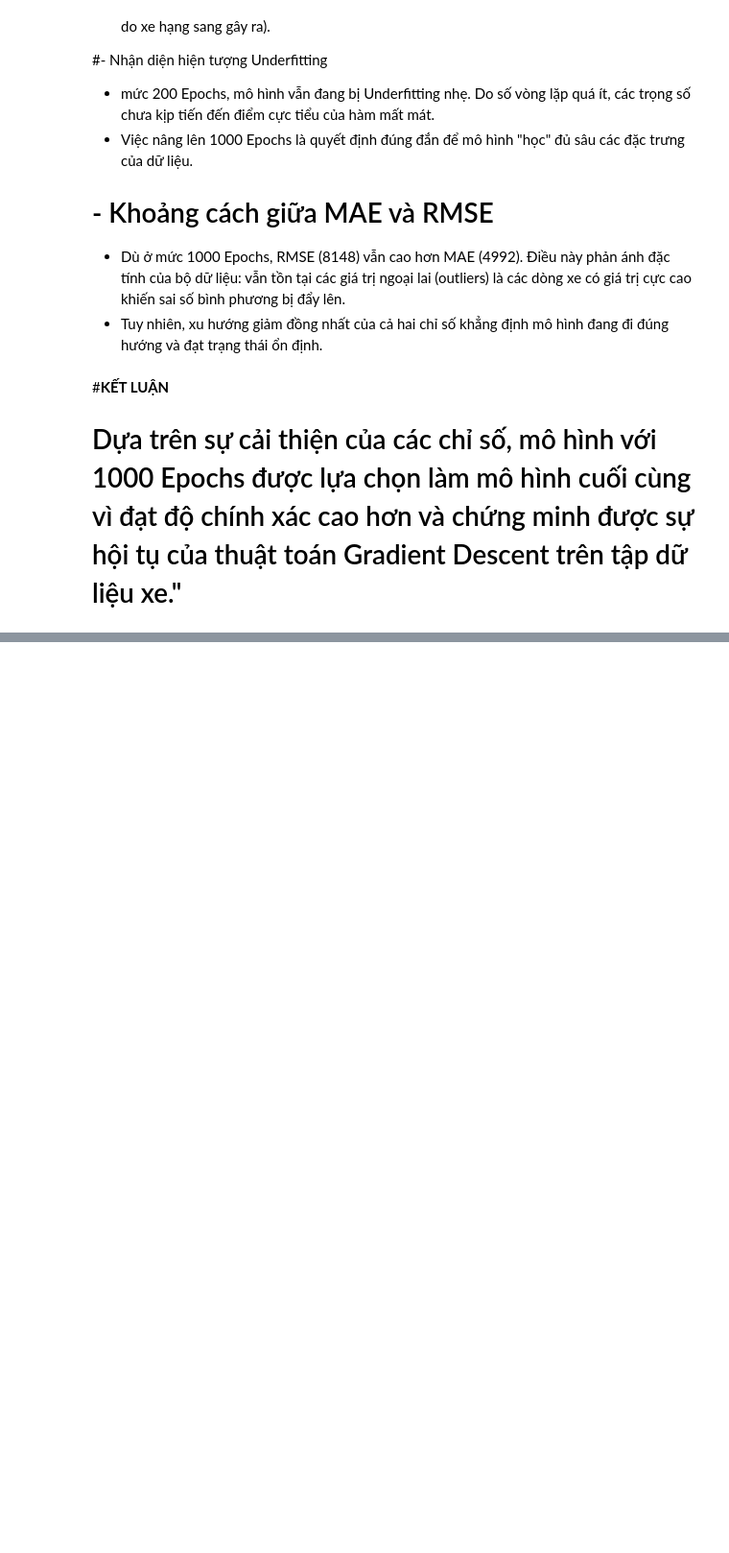
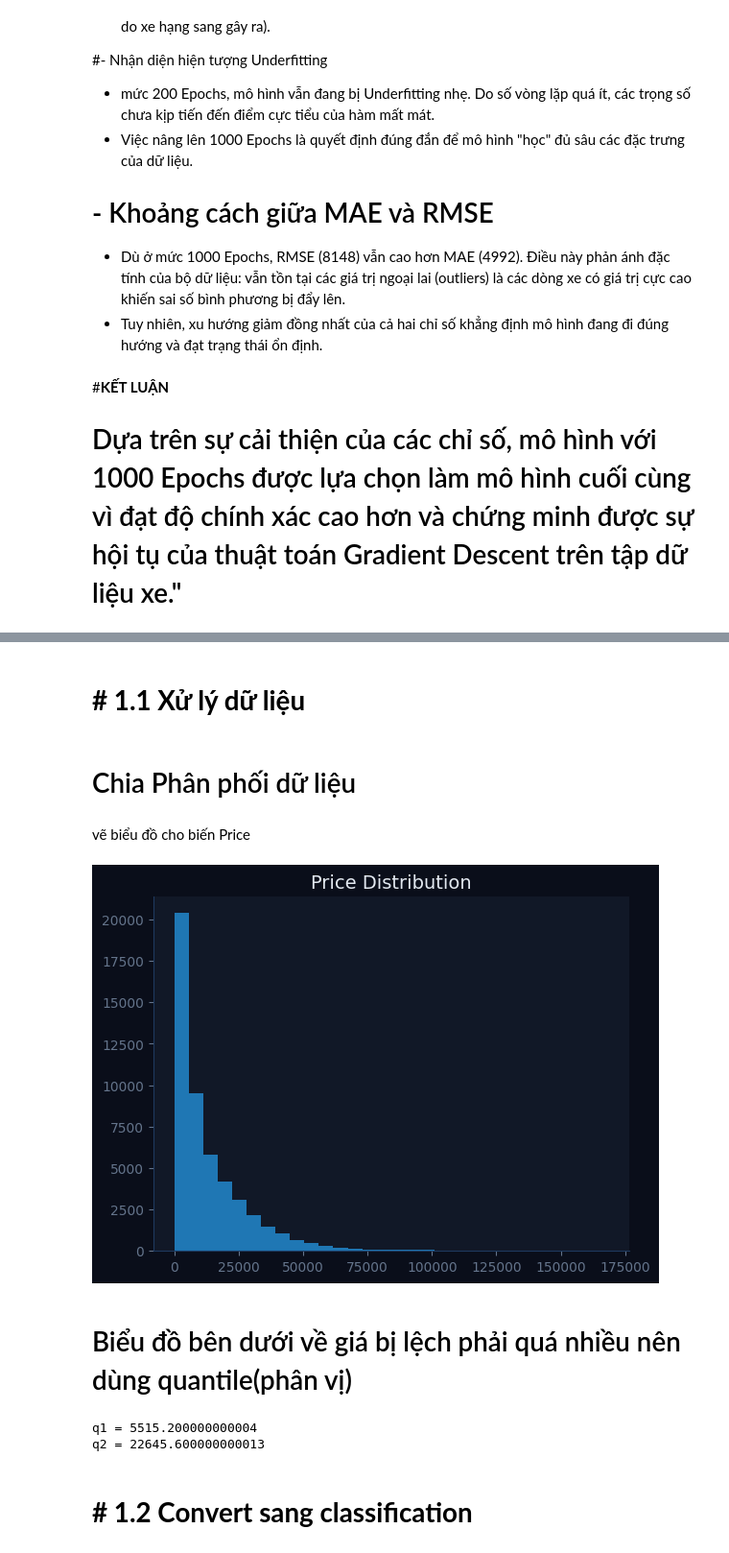
Before and after one commit to hoangchaulanbao/HocmayNC, a Jupyter notebook: btcn.ipynb, the cells around one changed output, grey strips where cells are left out. Shown at 96% size. Cells and saved outputs as stored; diff of their text form; code cells hidden in the pictures; blank space fills up the shorter version.

```diff
--- a/btcn.ipynb
+++ b/btcn.ipynb
@@ -1269,0 +1304,10 @@ RMSE giảm mạnh hơn (từ 8465 xuống 8148):
+# %%
+url = "https://raw.githubusercontent.com/hoangchaulanbao/HocmayNC/main/car_sales_data.csv"
+df = pd.read_csv(url)
+
+
+rows, cols = df.shape
+print("Số dòng:", rows)
+print("Số cột:", cols)
+# xuất 5 dòng đầu
+df.head()
@@ -1269,0 +1323,37 @@ RMSE giảm mạnh hơn (từ 8465 xuống 8148):
+# %% [markdown]
+# **# 1.1 Xử lý dữ liệu**
+# %%
+# Drop các cột không cần thiết (nếu có ID)
+df = df.drop(columns=['Car_ID'], errors='ignore')
+
+# Xử lý missing
+df = df.dropna()
+
+# Tách target (Price)
+y = df['Price']
+X = df.drop(columns=['Price'])
+# %% [markdown]
+# Chia Phân phối dữ liệu
+# %% [markdown]
+vẽ biểu đồ cho biến Price
+# %%
+import matplotlib.pyplot as plt
+
+plt.hist(df['Price'], bins=30)
+plt.title("Price Distribution")
+plt.show()
+# %% [output]
+[figure, added]
+# %% [markdown]
+# Biểu đồ bên dưới về giá bị lệch phải quá nhiều nên dùng quantile(phân vị)
+# %%
+q1 = df['Price'].quantile(0.4)
+q2 = df['Price'].quantile(0.8)
+
+print("q1 =", q1)
+print("q2 =", q2)
+# %% [output]
+q1 = 5515.200000000004
+q2 = 22645.600000000013
+# %% [markdown]
+# **# 1.2 Convert sang classification**
```
Also changed, not shown: parts of 26 cells of this notebook.
